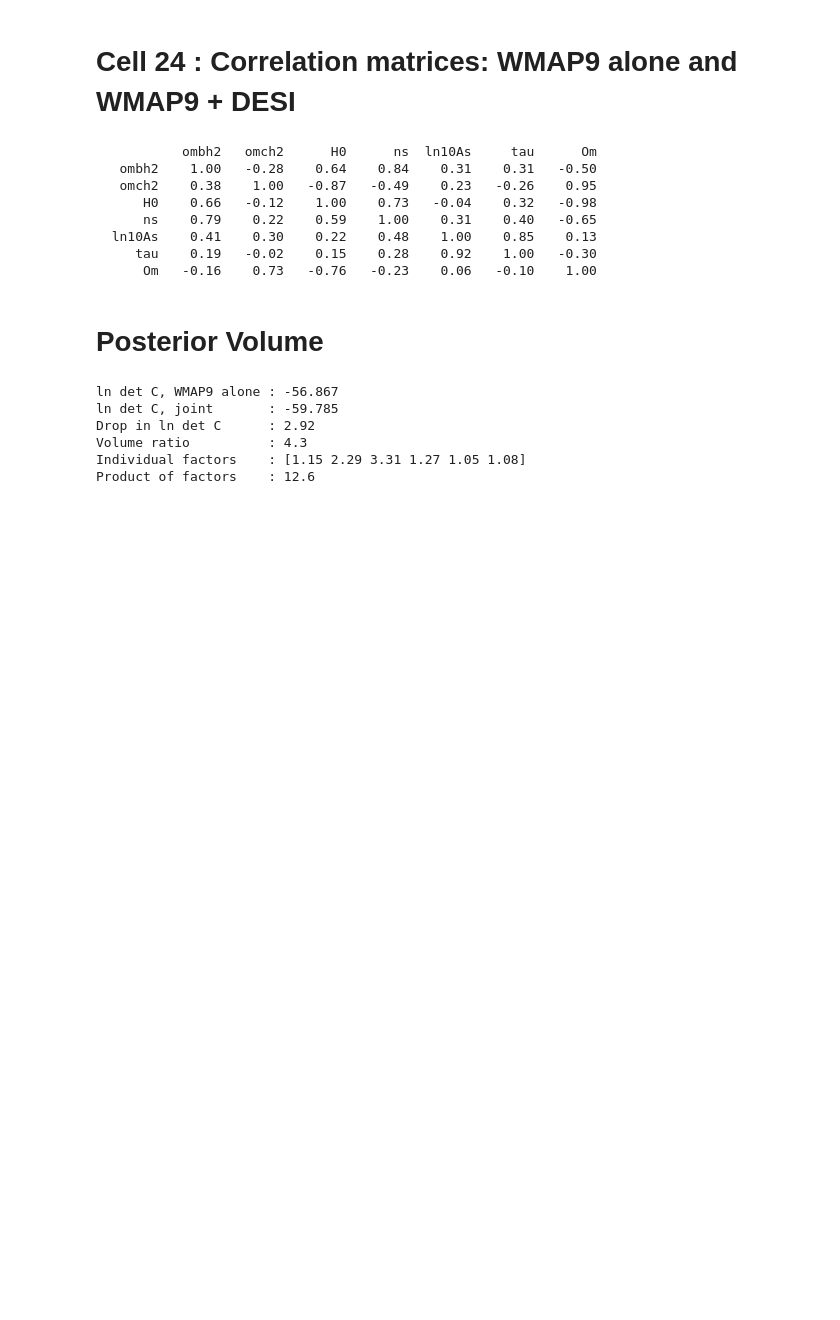
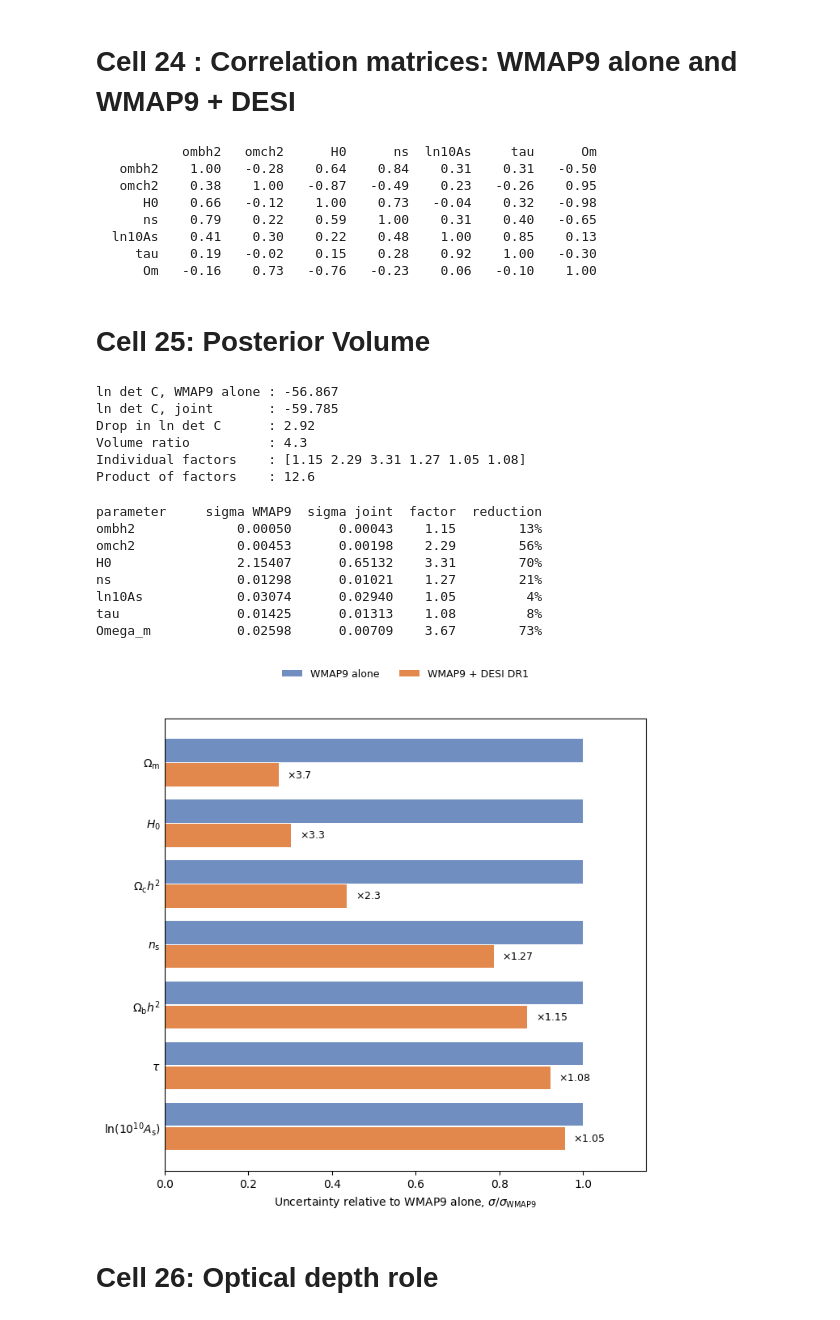
Before and after one commit to Cherian-pi/wmap9-desi-joint, a Jupyter notebook: notebooks/04_wmap9_desi_joint_lcdm.ipynb, the cells around one changed output. Cells and saved outputs as stored; diff of their text form; code cells hidden in the pictures; blank space fills up the shorter version.

```diff
--- a/notebooks/04_wmap9_desi_joint_lcdm.ipynb
+++ b/notebooks/04_wmap9_desi_joint_lcdm.ipynb
@@ -1453,7 +1500,7 @@ for i, n in enumerate(names):
      tau    0.19   -0.02    0.15    0.28    0.92    1.00   -0.30
       Om   -0.16    0.73   -0.76   -0.23    0.06   -0.10    1.00
 # %% [markdown]
-# Posterior Volume
+# Cell 25: Posterior Volume
 # %%
 # posterior volume V
 import numpy as np
@@ -1490,3 +1537,68 @@ Drop in ln det C      : 2.92
 Volume ratio          : 4.3
 Individual factors    : [1.15 2.29 3.31 1.27 1.05 1.08]
 Product of factors    : 12.6
+# %%
+# Figure: reduction in uncertainties from WMAP9 alone to WMAP9 + DESI DR1
+import numpy as np
+import matplotlib.pyplot as plt
+
+BASE      = '/Users/cherianpi/Desktop/WMAP+DESI/Python files'
+CHAIN_DIR = BASE + '/chains'
+IMG_DIR   = BASE + '/Images'
+
+W = np.load(CHAIN_DIR + '/wmap9_lcdm_flat_samples_20260614_235110.npy')[:, :6]
+J = np.load(CHAIN_DIR + '/wmap9_desi_joint_corrected_flat_20261024_212301.npy')[:, :6]
+
+def add_Om(c):
+    h = c[:, 2] / 100
+    Om = (c[:, 0] + c[:, 1] + 0.06 / 93.14) / h**2      # includes 0.06 eV neutrino
+    return np.column_stack([c, Om])
+
+W, J = add_Om(W), add_Om(J)
+labels = [r'$\Omega_\mathrm{b}h^2$', r'$\Omega_\mathrm{c}h^2$', r'$H_0$', r'$n_\mathrm{s}$',
+          r'$\ln(10^{10}A_\mathrm{s})$', r'$\tau$', r'$\Omega_\mathrm{m}$']
+
+sW, sJ = W.std(axis=0), J.std(axis=0)
+factor = sW / sJ
+
+# Table
+print(f'{"parameter":<12} {"sigma WMAP9":>12} {"sigma joint":>12} {"factor":>7} {"reduction":>10}')
+names = ['ombh2', 'omch2', 'H0', 'ns', 'ln10As', 'tau', 'Omega_m']
+for n, a, b, f in zip(names, sW, sJ, factor):
+    print(f'{n:<12} {a:12.5f} {b:12.5f} {f:7.2f} {100*(1 - 1/f):9.0f}%')
+
+# Plot: each parameter's error bar relative to its WMAP9-alone width
+order = np.argsort(factor)                      # largest gain at the top
+y = np.arange(len(order))
+
+fig, ax = plt.subplots(figsize=(7,7))
+ax.barh(y + 0.2, np.ones(len(order)), height=0.38, color='#4C72B0', alpha=0.8, label='WMAP9 alone')
+ax.barh(y - 0.2, 1 / factor[order],   height=0.38, color='#E07B39', alpha=0.9, label='WMAP9 + DESI DR1')
+
+for k, i in enumerate(order):
+    f = factor[i]
+    txt = rf'$\times{f:.2f}$' if f < 1.5 else rf'$\times{f:.1f}$'   # two decimals for small gains
+    ax.text(1 / f + 0.02, k - 0.2, txt, va='center', fontsize=9)
+
+ax.set_yticks(y)
+ax.set_yticklabels([labels[i] for i in order], fontsize=10)
+ax.set_xlim(0, 1.15)
+ax.set_xlabel(r'Uncertainty relative to WMAP9 alone, $\sigma/\sigma_\mathrm{WMAP9}$')
+ax.legend(loc='upper center', bbox_to_anchor=(0.5, 1.13), ncol=2, fontsize=9, frameon=False)
+ax.tick_params(axis='y', length=0)
+fig.tight_layout()
+fig.savefig(IMG_DIR + '/sigma_reduction.pdf')
+fig.savefig(IMG_DIR + '/sigma_reduction.png', dpi=200)
+plt.show()
+# %% [output]
+parameter     sigma WMAP9  sigma joint  factor  reduction
+ombh2             0.00050      0.00043    1.15        13%
+omch2             0.00453      0.00198    2.29        56%
+H0                2.15407      0.65132    3.31        70%
+ns                0.01298      0.01021    1.27        21%
+ln10As            0.03074      0.02940    1.05         4%
+tau               0.01425      0.01313    1.08         8%
+Omega_m           0.02598      0.00709    3.67        73%
+[figure, added]
+# %% [markdown]
+# Cell 26: Optical depth role
```
Also changed, not shown: parts of 27 cells of this notebook.
